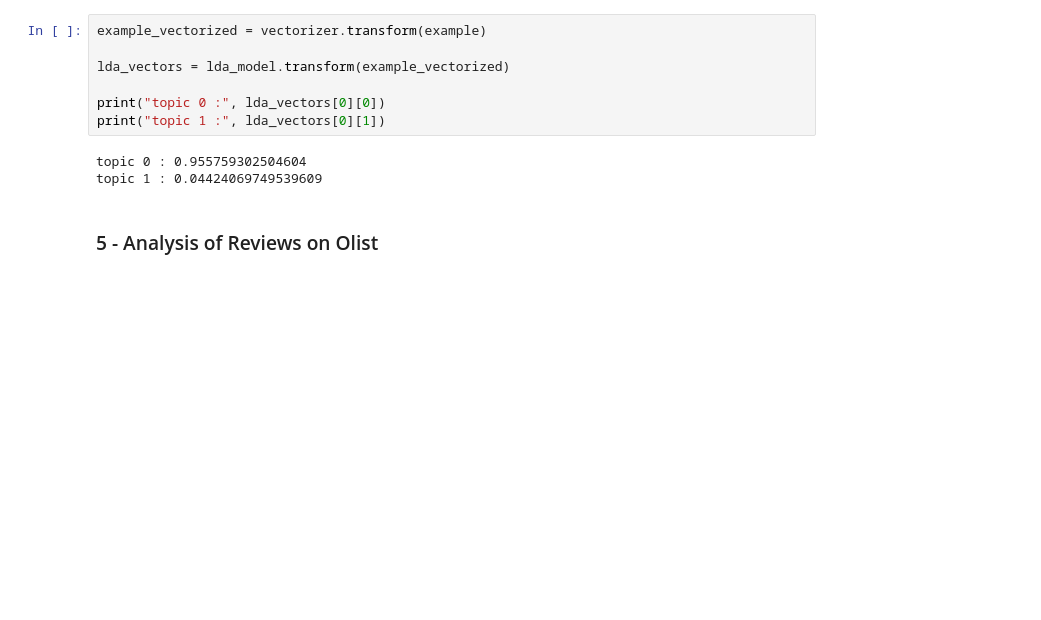
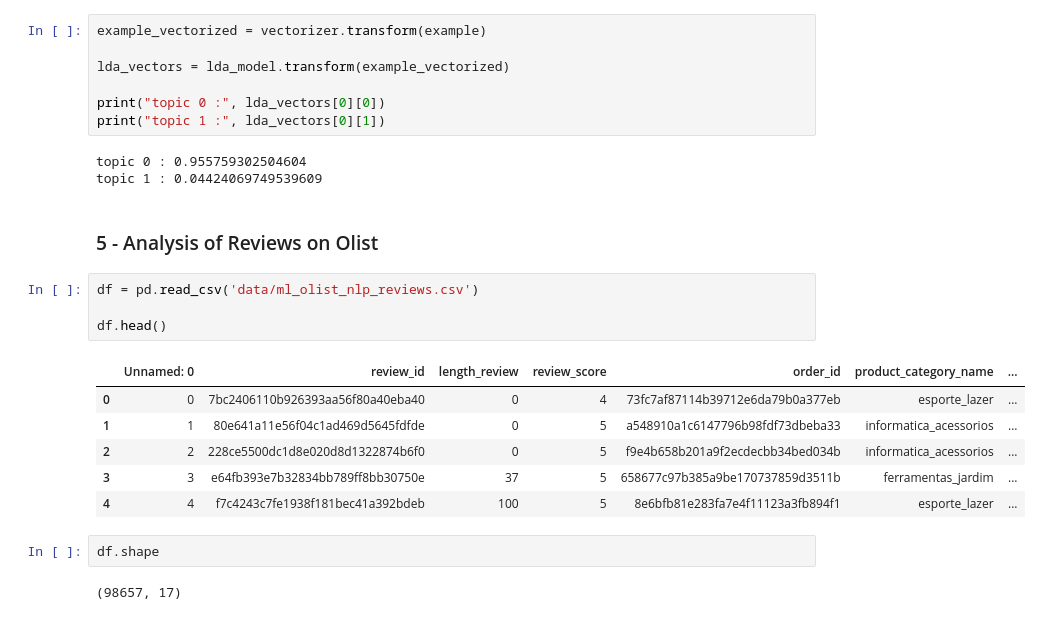
Before and after one commit to jalwalb2765/python_resources, a Jupyter notebook: 10_nlp.ipynb, the cells around one changed output. Drawn from its saved outputs; the diff is of its cells as text; blank space fills up the shorter version.

```diff
--- a/10_nlp.ipynb
+++ b/10_nlp.ipynb
@@ -1791,3 +1791,18 @@ topic 0 : 0.955759302504604
 topic 1 : 0.04424069749539609
 # %% [markdown]
 ### 5 - Analysis of Reviews on Olist
+# %%
+df = pd.read_csv('data/ml_olist_nlp_reviews.csv')
+
+df.head()
+# %% [output]
+|  | Unnamed: 0 | review_id | length_review | review_score | order_id | product_category_name | ... |
+| 0 | 0 | 7bc2406110b926393aa56f80a40eba40 | 0 | 4 | 73fc7af87114b39712e6da79b0a377eb | esporte_lazer | ... |
+| 1 | 1 | 80e641a11e56f04c1ad469d5645fdfde | 0 | 5 | a548910a1c6147796b98fdf73dbeba33 | informatica_acessorios | ... |
+| 2 | 2 | 228ce5500dc1d8e020d8d1322874b6f0 | 0 | 5 | f9e4b658b201a9f2ecdecbb34bed034b | informatica_acessorios | ... |
+| 3 | 3 | e64fb393e7b32834bb789ff8bb30750e | 37 | 5 | 658677c97b385a9be170737859d3511b | ferramentas_jardim | ... |
+| 4 | 4 | f7c4243c7fe1938f181bec41a392bdeb | 100 | 5 | 8e6bfb81e283fa7e4f11123a3fb894f1 | esporte_lazer | ... |
+# %%
+df.shape
+# %% [output]
+(98657, 17)
```
Also changed, not shown: parts of 13 cells of this notebook.
